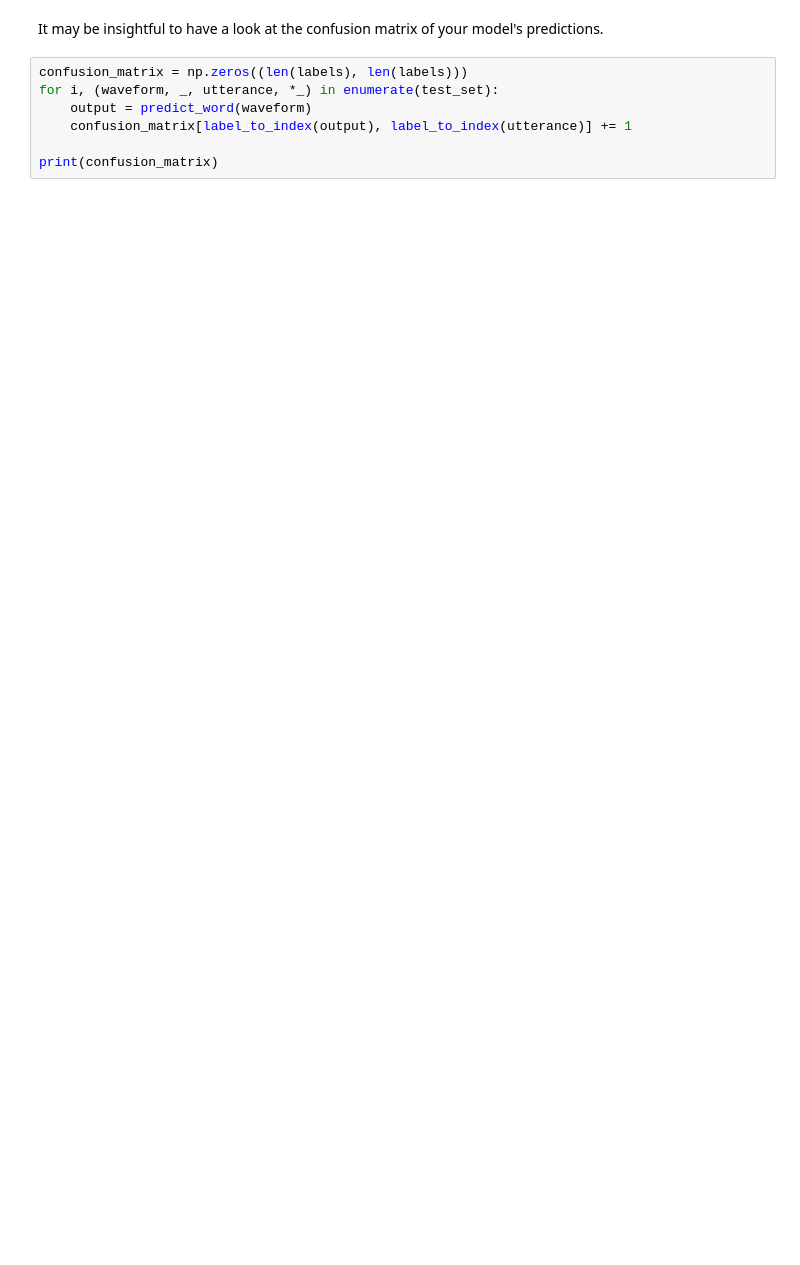
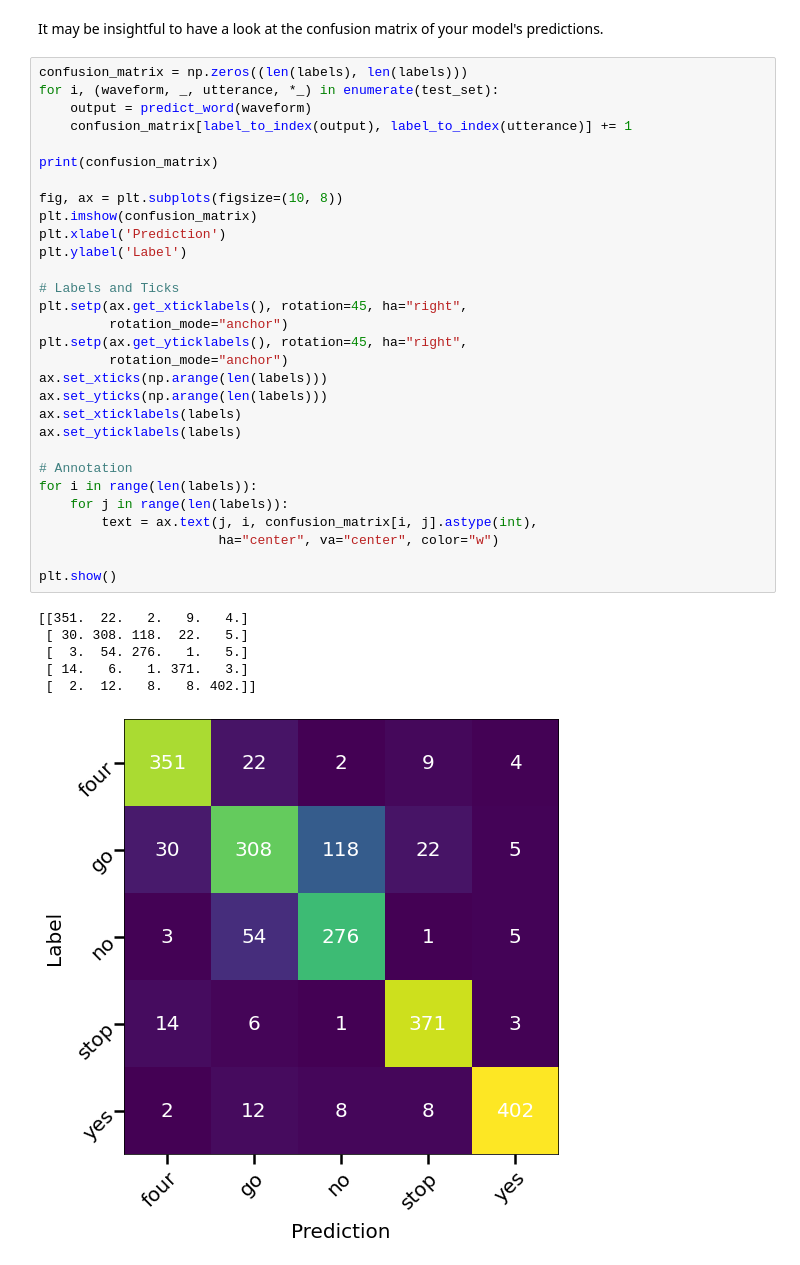
Before and after one commit to FelixSto/NSP_Assignments, a Jupyter notebook: notebooks/assignments/2-2-keyword-recognition_felix.ipynb, the cells around one changed output. Drawn from its saved outputs; the diff is of its cells as text; blank space fills up the shorter version.

```diff
--- a/notebooks/assignments/2-2-keyword-recognition_felix.ipynb
+++ b/notebooks/assignments/2-2-keyword-recognition_felix.ipynb
@@ -218,9 +238,39 @@ ipd.Audio(waveform.numpy(), rate=sample_rate)
 # %% [markdown]
 It may be insightful to have a look at the confusion matrix of your model's predictions.
-# %%
-confusion_matrix = np.zeros((len(labels), len(labels)))
-for i, (waveform, _, utterance, *_) in enumerate(test_set):
-    output = predict_word(waveform)
-    confusion_matrix[label_to_index(output), label_to_index(utterance)] += 1
-
-print(confusion_matrix)
+# %%
+confusion_matrix = np.zeros((len(labels), len(labels)))
+for i, (waveform, _, utterance, *_) in enumerate(test_set):
+    output = predict_word(waveform)
+    confusion_matrix[label_to_index(output), label_to_index(utterance)] += 1
+
+print(confusion_matrix)
+
+fig, ax = plt.subplots(figsize=(10, 8))
+plt.imshow(confusion_matrix)
+plt.xlabel('Prediction')
+plt.ylabel('Label')
+
+# Labels and Ticks
+plt.setp(ax.get_xticklabels(), rotation=45, ha="right",
+         rotation_mode="anchor")
+plt.setp(ax.get_yticklabels(), rotation=45, ha="right",
+         rotation_mode="anchor")
+ax.set_xticks(np.arange(len(labels)))
+ax.set_yticks(np.arange(len(labels)))
+ax.set_xticklabels(labels)
+ax.set_yticklabels(labels)
+
+# Annotation
+for i in range(len(labels)):
+    for j in range(len(labels)):
+        text = ax.text(j, i, confusion_matrix[i, j].astype(int),
+                       ha="center", va="center", color="w")
+
+plt.show()
+# %% [output]
+[[351.  22.   2.   9.   4.]
+ [ 30. 308. 118.  22.   5.]
+ [  3.  54. 276.   1.   5.]
+ [ 14.   6.   1. 371.   3.]
+ [  2.  12.   8.   8. 402.]]
+[figure, added]
```
Also changed, not shown: parts of 4 cells of this notebook.
